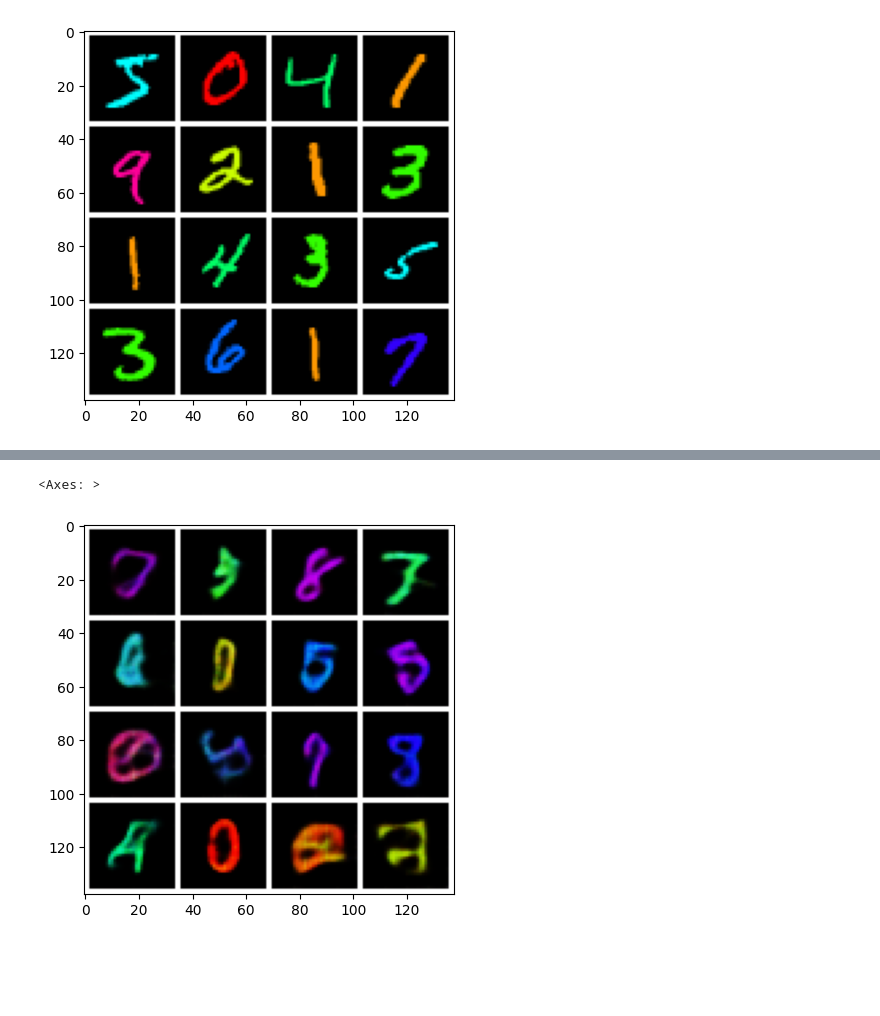
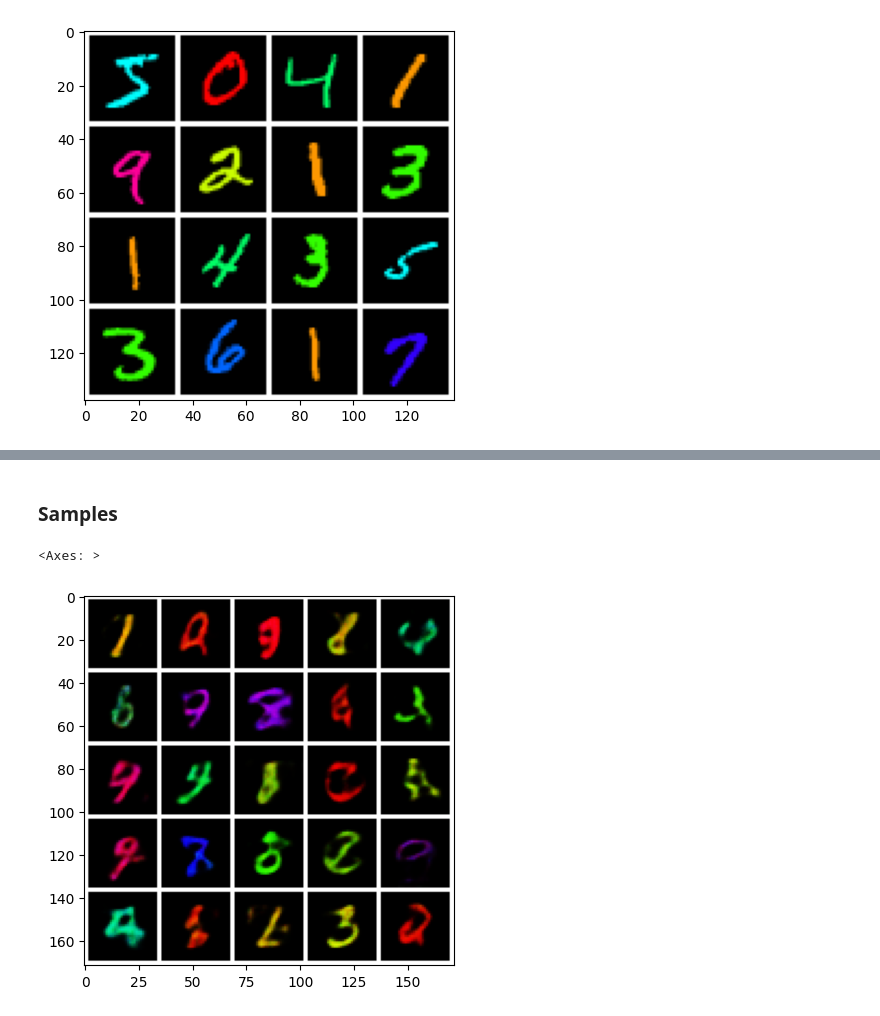
Before and after one commit to Stacey-bubi/vae-models, a Jupyter notebook: notebooks/init.ipynb, the cells around one changed output, grey strips where cells are left out. Saved outputs shown, nothing was run; the diff lists cells and outputs as text; code cells hidden in the pictures; blank space fills up the shorter version.

```diff
--- a/notebooks/init.ipynb
+++ b/notebooks/init.ipynb
@@ -24,21 +20,23 @@ def vae_loss(recon_x, x, mu, log_var, beta=1.0):
 # %%
+random_seed(42)
 epochs = 20
-bs = 256
-lr = 9e-4
+bs = 128
+lr = 3e-4
 latent_dim = 64
-channels = (3, 32, 64, 128)
+channels = (3, 32, 64, 128, 256)
 
 train_dl = DataLoader(train_ds, batch_size=bs, shuffle=True)
 val_dl = DataLoader(val_ds, batch_size=bs*2)
 
-model = VAE(channels, input_size=(32, 32), latent_dim=latent_dim, h_dim=256, act_fn=nn.LeakyReLU(0.1))
-optimizer = optim.Adam(model.parameters(), lr=lr)
-metrics_hook = MetricsHook()
+model = VAE(channels, input_size=(32, 32), latent_dim=latent_dim, h_dim=256)
+optimizer = optim.AdamW(model.parameters(), lr=lr, weight_decay=1e-4)
+hooks = [
+    MetricsHook(),
+    GradClipHook(),
+    BetaSchedulerHook(end=1)]
 
-trainer = Trainer(model, train_dl, val_dl, optimizer, vae_loss, epochs=epochs, hooks=[BetaSchedulerHook(end=0.6), metrics_hook])
+trainer = Trainer(model, train_dl, val_dl, optimizer, elbo_loss, epochs=epochs, hooks=hooks)
 print(f"Starting VAE training on {trainer.device} for {epochs} epochs...")
 trainer.fit()
-
-metrics_hook.plot_loss()
 # %% [output]
 Starting VAE training on cuda for 20 epochs...
@@ -57,5 +70,7 @@ Epoch 11/20 | Train Loss: 23.9143 | Val Loss: 24.2066
+# %% [markdown]
+### Samples
 # %%
-show_imgs(model.sample(16))
+show_imgs(model.sample(25))
 # %% [output]
 <Axes: >
-[figure, old version]
+[figure, new version]
```
Also changed, not shown: parts of 5 cells of this notebook, 7 other files.
